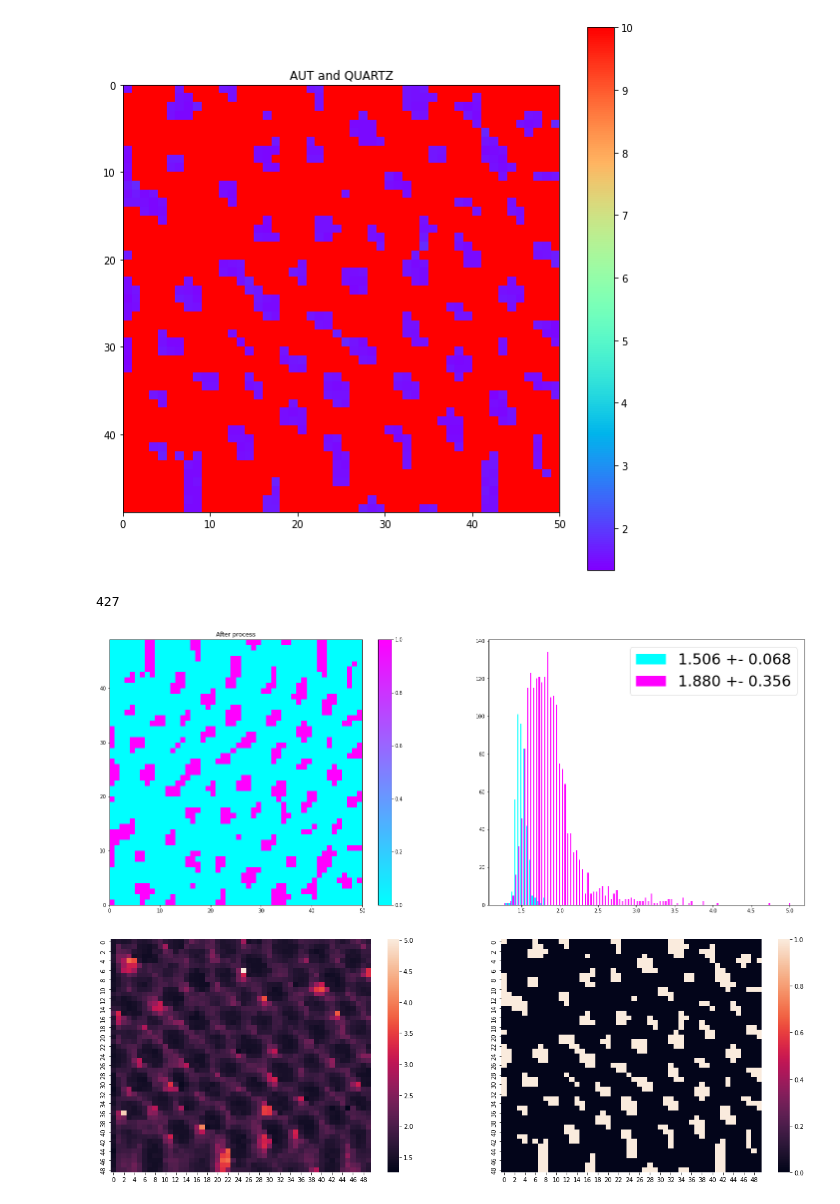
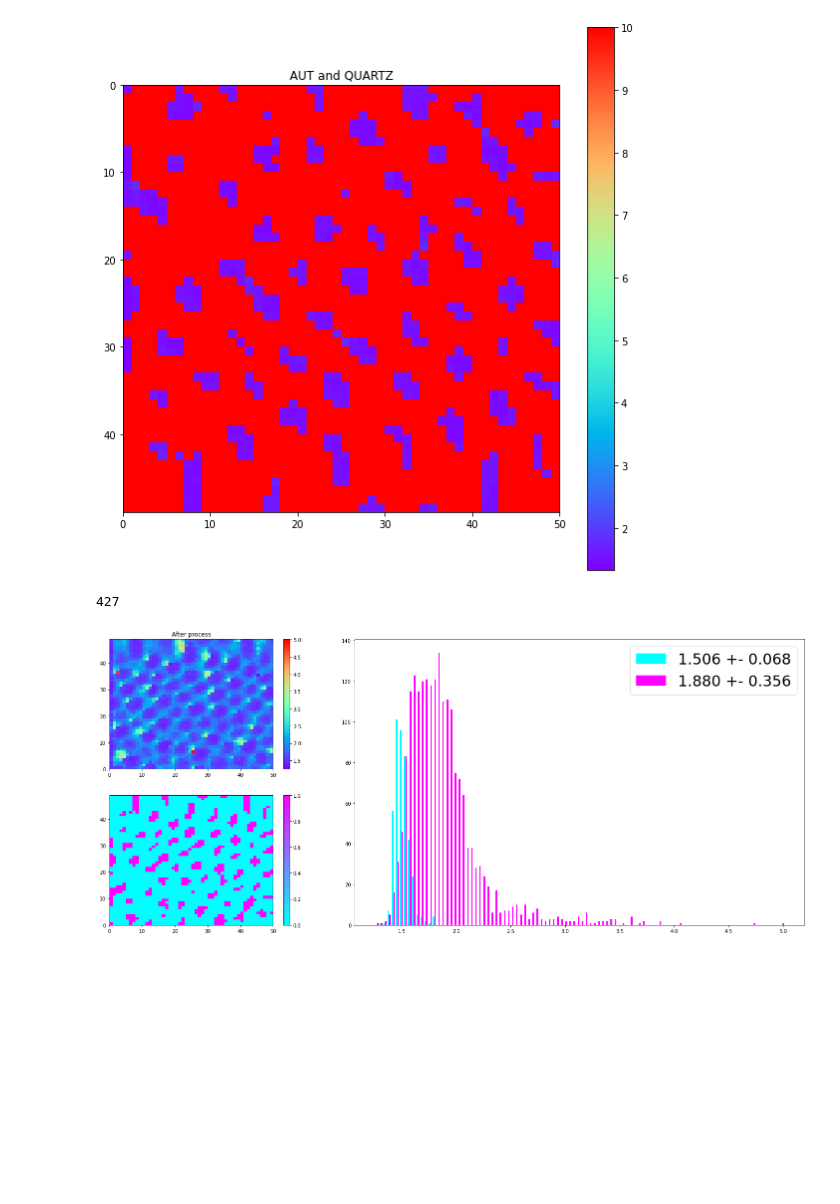
Before and after one commit to CalebThian/EMF_detection, a Jupyter notebook: analysis_csv.ipynb, the cells around one changed output. Saved outputs shown, nothing was run; the diff lists cells and outputs as text; code cells hidden in the pictures; blank space fills up the shorter version.

Commit message:
modify plot function

```diff
--- a/analysis_csv.ipynb
+++ b/analysis_csv.ipynb
@@ -87,12 +87,21 @@ def plot_colormap(data,title = "AUT and QUARTZ",path = ""):
     plt.show()
 # %%
 def plot_2stat(Z,z_dig):
-    fig,(ax1,ax2) = plt.subplots(1,2,figsize=(Z.shape[1]/2,Z.shape[0]/5))
-    psm = ax1.pcolormesh(z_dig, cmap='cool',rasterized=True)
-    fig.colorbar(psm, ax=ax1)
+    fig = plt.figure(figsize=(Z.shape[1]/2,Z.shape[0]/3))
+    # Add the first subplot to the top left of the grid
+    ax1 = plt.subplot2grid((3,3),(0,0),colspan = 1,rowspan = 1)
+    psm = ax1.pcolormesh(Z,cmap = 'rainbow',rasterized = True)
+    fig.colorbar(psm,ax=ax1)
+    ax1.set_title("Before process")
+
+    # Add the second subplot to the bottom right of the grid
+    ax2 = plt.subplot2grid((3,3),(1,0),colspan = 1,rowspan = 1)
+    psm2 = ax2.pcolormesh(z_dig, cmap='cool',rasterized=True)
+    fig.colorbar(psm2, ax=ax2)
     ax1.set_title("After process")
 
-
+    # Add the third subplot to the right area as a 2*2 square
+    ax3 = plt.subplot2grid((3,3),(0,1),colspan = 2,rowspan = 2)
     class1 = (z_dig*Z).flatten()
     class2 = ((1-z_dig)*Z).flatten()
     class1 = class1[class1 != 0]
@@ -102,8 +111,8 @@ def plot_2stat(Z,z_dig):
     mean2 = np.mean(class2)
     std2 = np.std(class2)
     print(len(class1))
-    ax2.hist((class1,class2),bins=100,label = ("{:.3f} +- {:.3f}".format(mean1,std1),"{:.3f} +- {:.3f}".format(mean2,std2)),color = ('aqua','magenta'))
-    ax2.legend(prop={'size': 30})
+    ax3.hist((class1,class2),bins=100,label = ("{:.3f} +- {:.3f}".format(mean1,std1),"{:.3f} +- {:.3f}".format(mean2,std2)),color = ('aqua','magenta'))
+    ax3.legend(prop={'size': 30})
 
     plt.show()
 # %%
@@ -289,10 +300,8 @@ plot_colormap(z)
 # %%
 z_dig = np.zeros(Z.shape)
 for act_point in act:
     z_dig[act_point[0]][act_point[1]] = 1
 plot_2stat(Z,z_dig)
-plot_labels(Z,z_dig)
 # %% [output]
 427
-[figure, old version]
+[figure, new version]
-[figure, removed]
```
Also changed, not shown: parts of 1 cell of this notebook.
